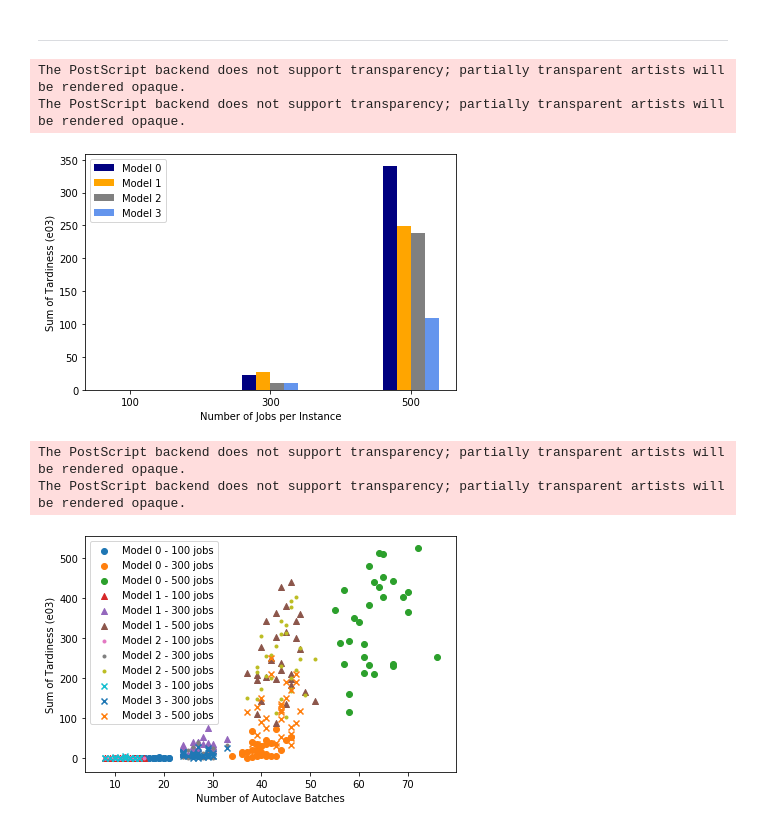
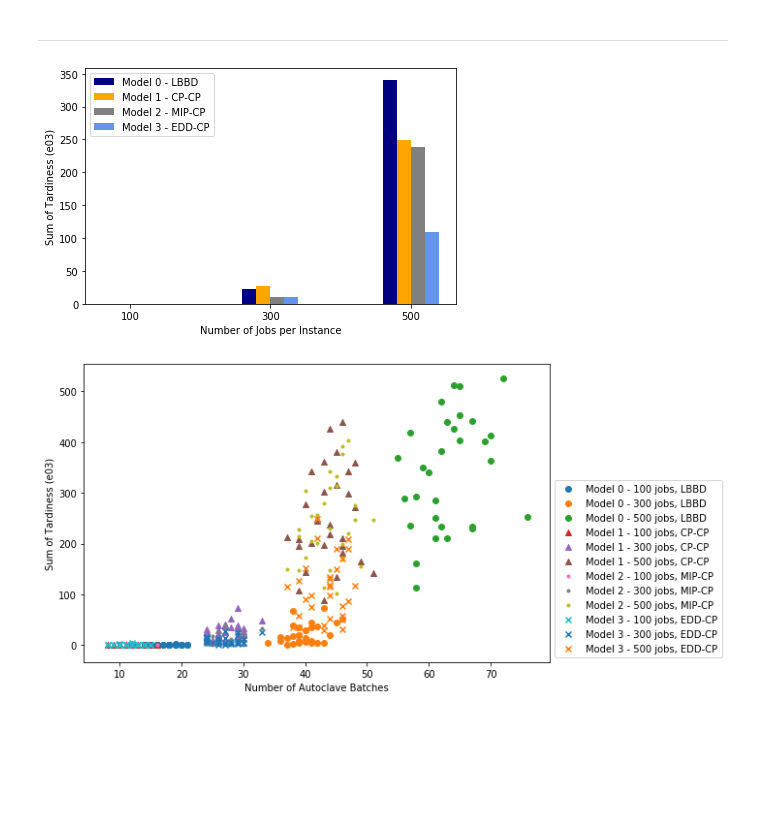
Before and after one commit to tangtan2/scheduling_composites_manufacturing, a Jupyter notebook: data/analytics/experiments_2/visualizations.ipynb, the cells around one changed output. Drawn from its saved outputs; the diff is of its cells as text; code cells hidden in the pictures; blank space fills up the shorter version.

```diff
--- a/data/analytics/experiments_2/visualizations.ipynb
+++ b/data/analytics/experiments_2/visualizations.ipynb
@@ -160,7 +163,7 @@ for model in range(4):
                    avg_tardy,
                    width,
                    color=colors[model],
-                   label=f'Model {model}')
+                   label=f'Model {model} - {model_names[model]}')
         else:
             ax.bar(k + x[model],
                    avg_tardy,
@@ -172,42 +175,38 @@ ax.set_xlabel('Number of Jobs per Instance')
 ax.set_ylabel('Sum of Tardiness (e03)')
 ax.legend()
 fig.tight_layout()
-plt.savefig('ch2_comptardy.eps', format='eps')
+plt.savefig('ch2_comptardy.pdf', format='pdf', bbox_inches='tight')
 plt.show()
 # %% [output]
-The PostScript backend does not support transparency; partially transparent artists will be rendered opaque.
-The PostScript backend does not support transparency; partially transparent artists will be rendered opaque.
-[figure, old version]
+[figure, new version]
 # %%
 # compare numbins to tardiness for chapter 2
-fig, ax = plt.subplots()
+fig, ax = plt.subplots(figsize=(10, 5))
 params = ['o', '^', '.', 'x']
 for model in range(4):
     for key in chap2_sum[model].keys():
         numbins = []
         tardiness = []
         if model == 0:
             for i in range(30):
                 numbins.append(chap2_sum[model][key][0]['numbins'][i])
                 tardiness.append(chap2_sum[model][key][0]['tardiness'][i])
         else:
             for i in range(30):
                 numbins.append(chap2_sum[model][key][0]['numbins'][i])
                 tardiness.append(chap2_sum[model][key][1]['tardiness'][i])
         ax.scatter(numbins,
                    [tardiness[j] / 1000 for j in range(30)],
                    marker=params[model],
-                   label=f'Model {model} - {key} jobs')
+                   label=f'Model {model} - {key} jobs, {model_names[model]}')
 ax.set_xlabel('Number of Autoclave Batches')
 ax.set_ylabel('Sum of Tardiness (e03)')
-ax.legend()
+ax.legend(loc='lower left', bbox_to_anchor=(1, 0))
 fig.tight_layout()
-plt.savefig('ch2_binstotardy.eps', format='eps')
+plt.savefig('ch2_binstotardy.pdf', format='pdf', bbox_inches='tight')
 plt.show()
 # %% [output]
-The PostScript backend does not support transparency; partially transparent artists will be rendered opaque.
-The PostScript backend does not support transparency; partially transparent artists will be rendered opaque.
-[figure, old version]
+[figure, new version]
 # %%
 # compare tardiness to RSP distribution for chapter 2
 fig, ax = plt.subplots(2, figsize=(7, 7))
```
Also changed, not shown: parts of 17 cells of this notebook, 12 other files.
